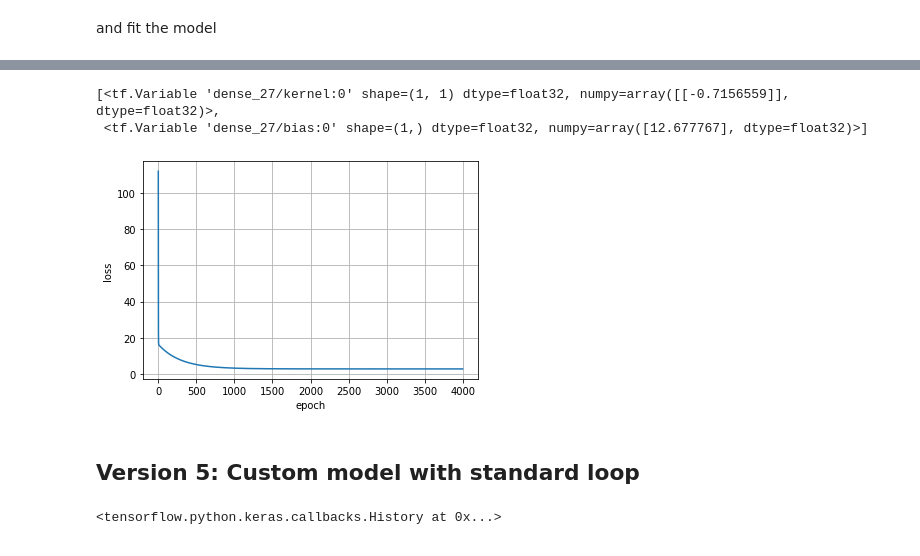
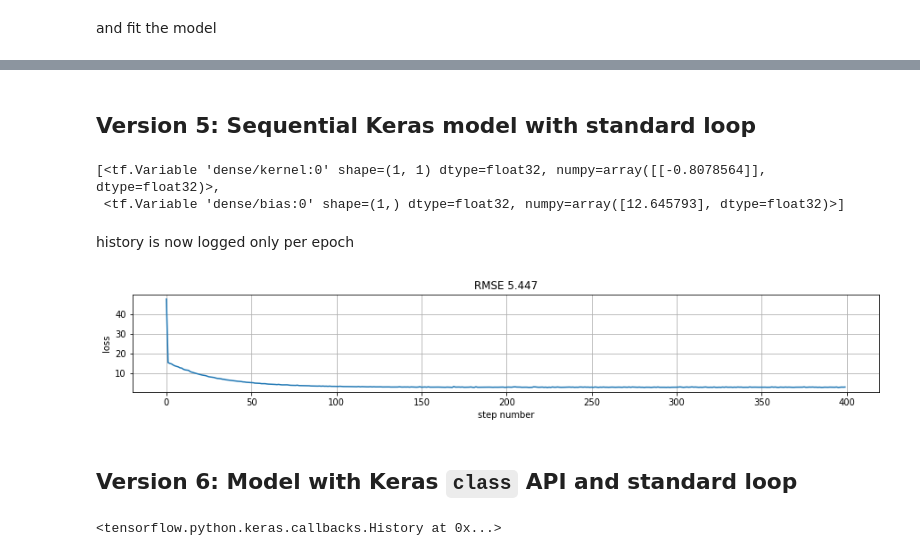
Before and after one commit to rramosp/2020.deeplearning, a Jupyter notebook: U3.02 - Tensorflow for symbolic computing and optimization.ipynb, the cells around one changed output, grey strips where cells are left out. Cells and saved outputs as stored; diff of their text form; code cells hidden in the pictures.

```diff
--- a/U3.02 - Tensorflow for symbolic computing and optimization.ipynb
+++ b/U3.02 - Tensorflow for symbolic computing and optimization.ipynb
@@ -164,12 +232,10 @@ see [here](https://www.tensorflow.org/guide/keras/custom_layers_and_models)
 class LinearRegression(tf.keras.Model):
 
     def build(self, input_shape):
-        self.w = self.add_weight(shape=(input_shape[-1], 1),
-                                 initializer='random_normal',
+        self.w = self.add_weight(shape=(input_shape[-1], 1), initializer='random_normal',
                                  trainable=True, dtype=tf.float32)
 
-        self.b = self.add_weight(shape=(1,),
-                                 initializer='random_normal',
+        self.b = self.add_weight(shape=(1,), initializer='random_normal',
                                  trainable=True, dtype=tf.float32)
 
     def call(self, inputs):
@@ -181,15 +247,22 @@ class LinearRegression(tf.keras.Model):
             loss = tf.reduce_mean( (self(X)-y)**2)
 
         gw, gb = t.gradient(loss, [self.w, self.b])
-        return gw, gb
+        return gw, gb, loss
 
-    def fit(self, X,y, epochs, learning_rate=0.01):
-        #optimization loop
+    def fit(self, X,y, epochs, batch_size=16, learning_rate=0.01):
         y = y.reshape(-1,1)
+        self.h=[]
         for epoch in pbar(range(epochs)):
-            gw, gb = self.get_gradient(X,y)
-            self.w.assign_sub(learning_rate * gw)
-            self.b.assign_sub(learning_rate * gb)
+            idxs = np.random.permutation(len(X))
+            for step in range(len(X)//batch_size+((len(X)%batch_size)!=0)):
+                X_batch = X[idxs][step*batch_size:(step+1)*batch_size]
+                y_batch = y[idxs][step*batch_size:(step+1)*batch_size]
+
+                gw, gb, loss = self.get_gradient(X_batch,y_batch)
+                self.w.assign_sub(learning_rate * gw)
+                self.b.assign_sub(learning_rate * gb)
+                self.h.append([gw.numpy()[0][0], gb.numpy()[0], w.numpy()[0][0], b.numpy()[0], loss.numpy()])
+        self.h = np.r_[self.h]
 # %%
 lr = LinearRegression()
 # %% [markdown]
@@ -212,5 +292,5 @@ lr.get_weights()
 # %% [markdown]
 and fit the model
 # %%
-lr.fit(X, y, epochs=4000)
+lr.fit(X, y, epochs=400, batch_size=16)
 # %% [output]
@@ -224,3 +313,5 @@ lr.b.numpy(), lr.w.numpy()
+# %% [markdown]
+## Version 5: Sequential Keras model with standard loop
 # %%
 from tensorflow.keras import Sequential
 from tensorflow.keras.layers import Dense
@@ -233,17 +324,24 @@ def get_model():
     return model
 # %%
 model = get_model()
-model.fit(X,y, epochs=4000, batch_size=len(X), verbose=0)
+model.fit(X,y, epochs=400, batch_size=16, verbose=0)
 model.weights
 # %% [output]
-[<tf.Variable 'dense_27/kernel:0' shape=(1, 1) dtype=float32, numpy=array([[-0.7156559]], dtype=float32)>,
- <tf.Variable 'dense_27/bias:0' shape=(1,) dtype=float32, numpy=array([12.677767], dtype=float32)>]
+[<tf.Variable 'dense/kernel:0' shape=(1, 1) dtype=float32, numpy=array([[-0.8078564]], dtype=float32)>,
+ <tf.Variable 'dense/bias:0' shape=(1,) dtype=float32, numpy=array([12.645793], dtype=float32)>]
+# %% [markdown]
+history is now logged only per epoch
 # %%
-plt.plot(model.history.history["loss"]); plt.xlabel("epoch"); plt.ylabel("loss"); plt.grid();
+predictions = model(X)
+
+rmse = tf.reduce_mean((predictions-y)**2).numpy()
+plt.figure(figsize=(15,2));
+plt.plot(model.history.history["loss"]); plt.xlabel("step number"); plt.ylabel("loss"); plt.grid();
+plt.title("RMSE %.3f"%rmse);
 # %% [output]
-[figure, old version]
+[figure, new version]
 # %% [markdown]
-## Version 5: Custom model with standard loop
+## Version 6: Model with Keras `class` API  and standard loop
 # %%
 class LinearRegression(tf.keras.Model):
 
```
Also changed, not shown: parts of 37 cells of this notebook, 1 other file.
